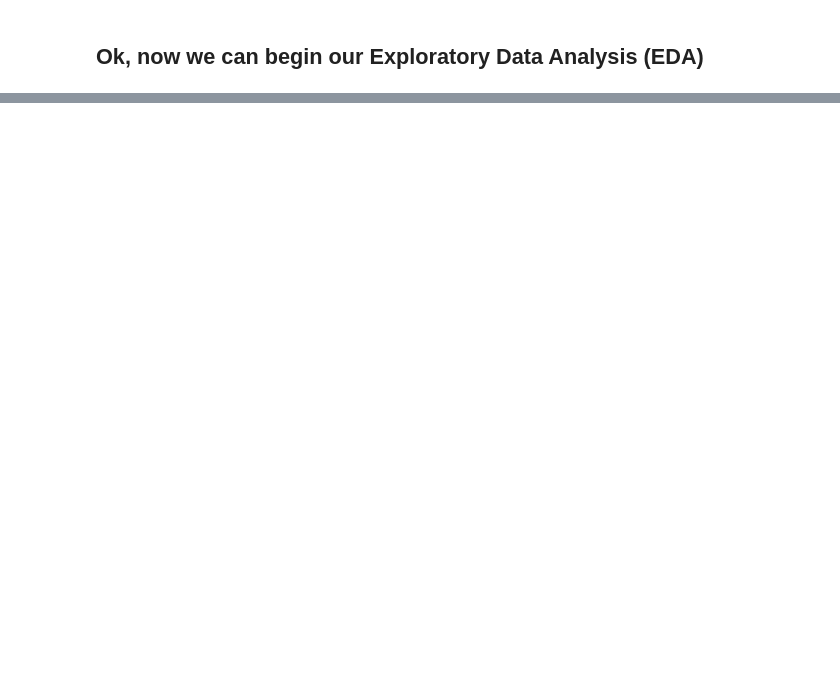
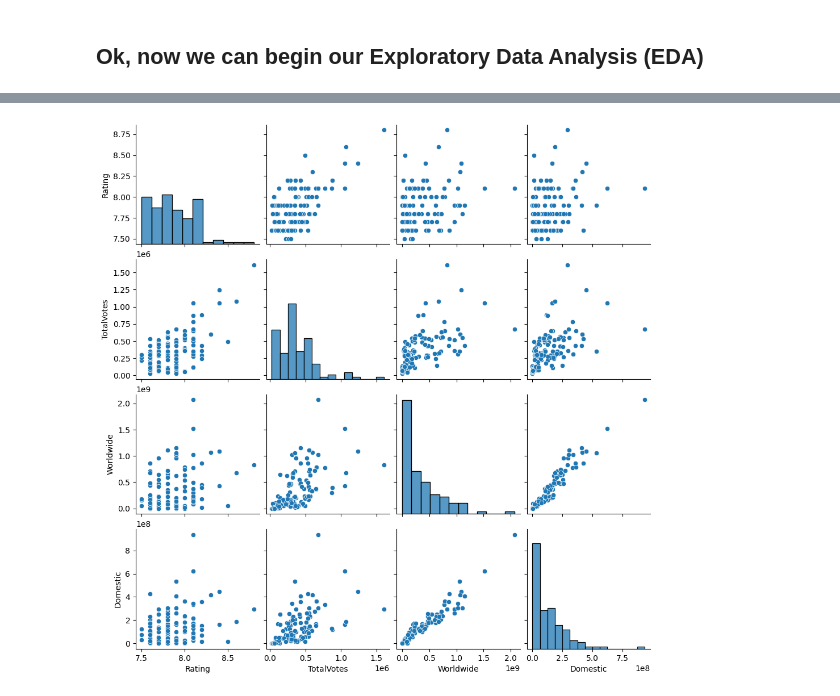
Before and after one commit to angelomaia/kaggle-notebooks, a Jupyter notebook: sqlite-data-manipulation-and-eda.ipynb, the cells around one changed output, grey strips where cells are left out. Drawn from its saved outputs; the diff is of its cells as text; code cells hidden in the pictures; blank space fills up the shorter version.

```diff
--- a/sqlite-data-manipulation-and-eda.ipynb
+++ b/sqlite-data-manipulation-and-eda.ipynb
@@ -96,0 +176,16 @@ df.info()
+# %%
+columns_to_convert = ['MetaCritic', 'Budget',
+                      'CVotes10', 'CVotes09', 'CVotes08', 'CVotes07', 'CVotes06',
+                      'CVotes05', 'CVotes04', 'CVotes03', 'CVotes02', 'CVotes01',
+                      'CVotesMale', 'CVotesFemale', 'CVotesU18', 'CVotesU18M', 'CVotesU18F',
+                      'CVotes1829', 'CVotes1829M', 'CVotes1829F', 'CVotes3044', 'CVotes3044M',
+                      'CVotes3044F', 'CVotes45A', 'CVotes45AM', 'CVotes45AF', 'CVotes1000',
+                      'CVotesUS', 'CVotesnUS', 'VotesM', 'VotesF', 'VotesU18', 'VotesU18M',
+                      'VotesU18F', 'Votes1829', 'Votes1829M', 'Votes1829F', 'Votes3044',
+                      'Votes3044M', 'Votes3044F', 'Votes45A', 'Votes45AM', 'Votes45AF',
+                      'VotesIMDB', 'Votes1000', 'VotesUS', 'VotesnUS']
+
+# Replace empty or non-numeric values with NaN
+df[columns_to_convert] = df[columns_to_convert].apply(pd.to_numeric, errors='coerce')
+
+df[columns_to_convert] = df[columns_to_convert].astype('float64')
@@ -96,0 +212,9 @@ df.info()
+# %%
+# Subset the DataFrame with the selected columns
+selected_df = df.drop(columns=['Title', 'Movie_id','Runtime','Genres'])
+
+# Pairplot for a subset of columns to visualize relationships
+sns.pairplot(selected_df[['Rating', 'TotalVotes', 'Worldwide', 'Domestic']])
+plt.show()
+# %% [output]
+[figure, added]
```
Also changed, not shown: parts of 17 cells of this notebook.
